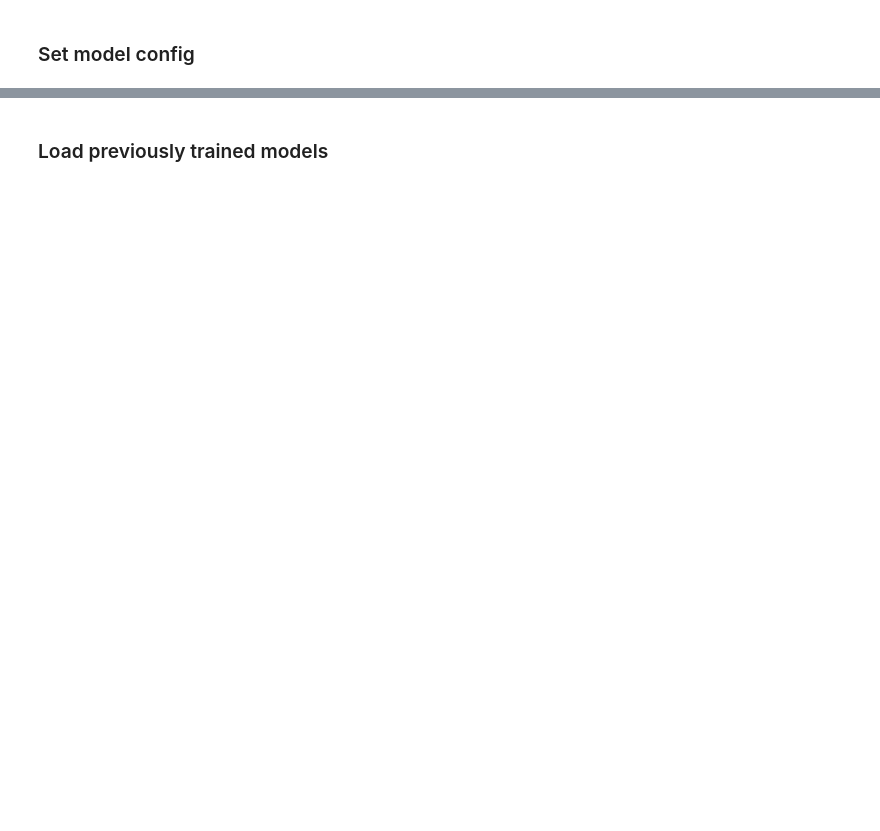
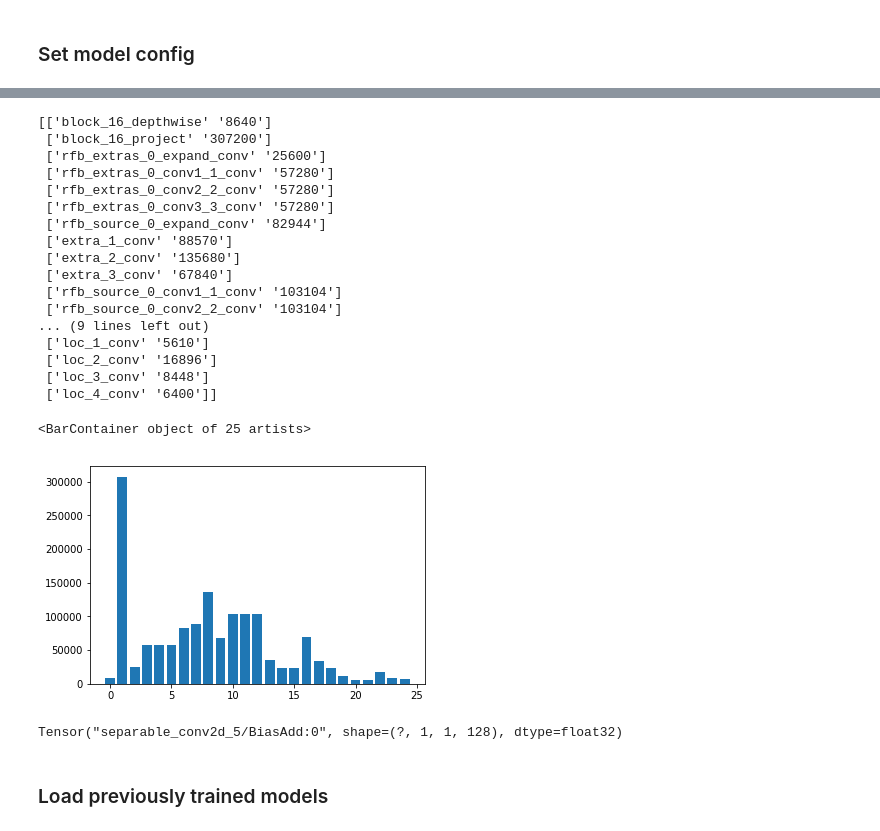
Before and after one commit to FelixCaae/RFBNet-Keras, a Jupyter notebook: rfbnet_mobile_300.ipynb, the cells around one changed output, grey strips where cells are left out. Drawn from its saved outputs; the diff is of its cells as text; code cells hidden in the pictures; blank space fills up the shorter version.

```diff
--- a/rfbnet_mobile_300.ipynb
+++ b/rfbnet_mobile_300.ipynb
@@ -122,0 +70,35 @@ rfbmn2_300 has been built
+# %%
+reload(detection_nets)
+##Load basenet first
+K.clear_session()
+base_model = load_mobilenetv2(size = 300)
+build_model = detection_nets.build_RFBNet
+adam = optimizers.Adam(lr=0.001, beta_1=0.9, beta_2=0.999, epsilon=1e-08, decay=0.0)
+ssd_loss = SSDLoss(neg_pos_ratio=3,alpha=1.0)
+
+model = build_model(input_shape = (300,300,3),
+              phase = 'train',
+              source_layers = source_layers,
+              base_model = base_model,
+              extra_config = extra_config,
+              include_base = False,
+              base_index = -4,
+              prior_config = prior_config,
+              num_classes = num_classes,
+              mean_color = mean_color,
+              lite = True,
+              swap_channels = swap_channels,
+              return_predictor = True)
+
+model.summary()                       #Comment this line if you don`t want to show summary every time you build your model
+# print(get_flops())
+model = detection_nets.preprocess(input_shape,model,mean_color,swap_channels)
+# model = multi_gpu_model(model,gpus=gpus) #Comment it if don`t use multi_gpu
+
+#Don`t tune learning rate here because we will use a lr scheduler in callbacks
+#Orignal paper used SGD but according to the author of ssd_keras, use adam is better
+model.compile(adam,
+              loss=ssd_loss.loss,
+              metrics = [ssd_loss.class_loss,ssd_loss.loc_loss]
+              )
+print(model_name,'has been built ')
@@ -123,3 +123,37 @@ rfbmn2_300 has been built
+# %%
+params = np.array([[layer.name,int(layer.count_params())]  for layer in model.layers[-1].layers[16*9+3:] if layer.count_params() > 5000])
+print(params)
+params = {'name':params[:,0],'params':params[:,1].astype('int')}
+# plt.xticks(range(len(params)), params[:,0])
+plt.bar(range(len(params["params"])),params["params"])
+# %% [output]
+[['block_16_depthwise' '8640']
+ ['block_16_project' '307200']
+ ['rfb_extras_0_expand_conv' '25600']
+ ['rfb_extras_0_conv1_1_conv' '57280']
+ ['rfb_extras_0_conv2_2_conv' '57280']
+ ['rfb_extras_0_conv3_3_conv' '57280']
+ ['rfb_source_0_expand_conv' '82944']
+ ['extra_1_conv' '88570']
+ ['extra_2_conv' '135680']
+ ['extra_3_conv' '67840']
+ ['rfb_source_0_conv1_1_conv' '103104']
+ ['rfb_source_0_conv2_2_conv' '103104']
+... (9 lines left out)
+ ['loc_1_conv' '5610']
+ ['loc_2_conv' '16896']
+ ['loc_3_conv' '8448']
+ ['loc_4_conv' '6400']]
+<BarContainer object of 25 artists>
+[figure, added]
+# %%
+from keras.layers import *
+from keras.models import *
+inp = Input((7,7,3))
+x = SeparableConv2D(128,3,dilation_rate = 3,depth_multiplier = 4)(inp)
+print(x)
+# %% [output]
+Tensor("separable_conv2d_5/BiasAdd:0", shape=(?, 1, 1, 128), dtype=float32)
 # %% [markdown]
 ### Load previously trained models
 # %%
```
Also changed, not shown: parts of 33 cells of this notebook, 14 other files.
